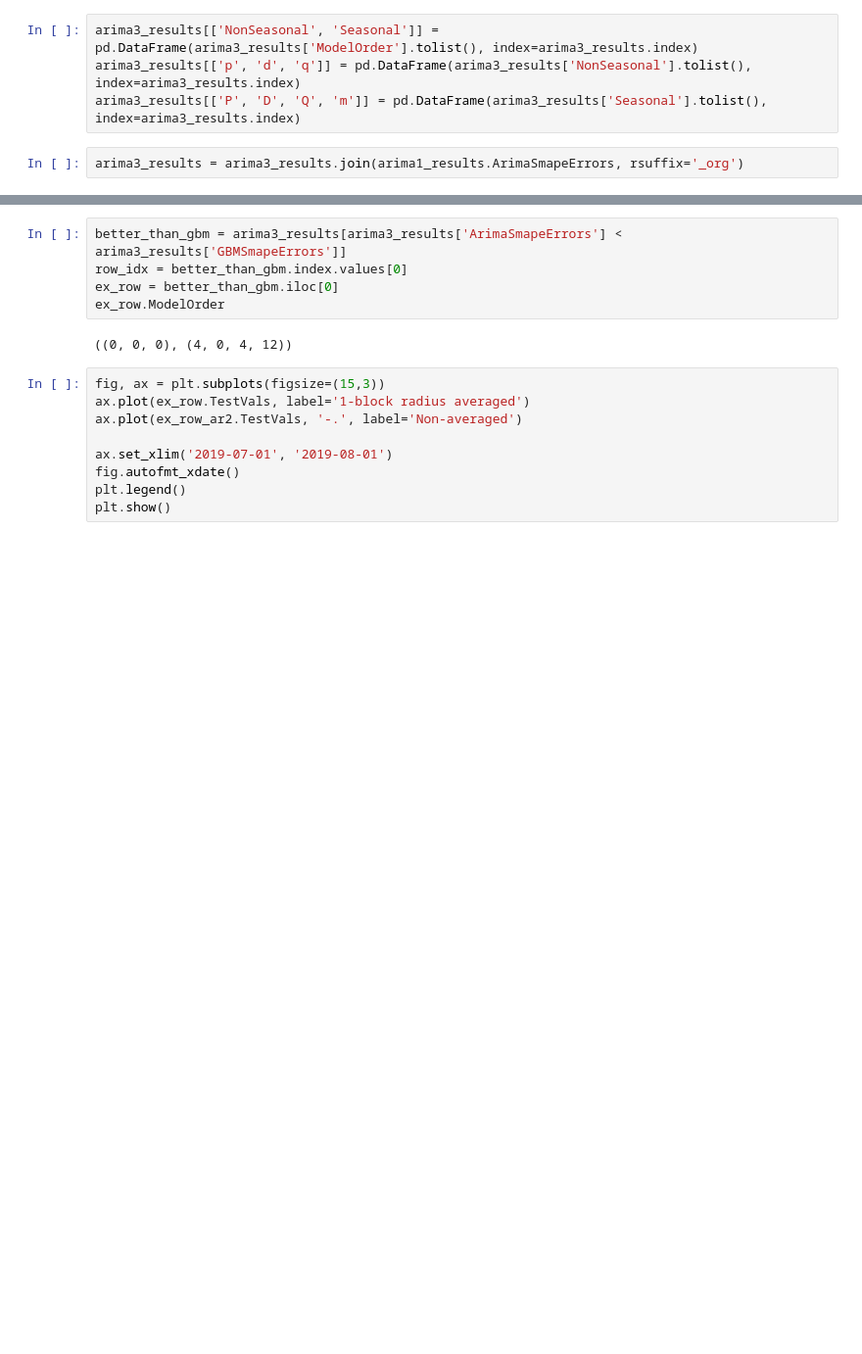
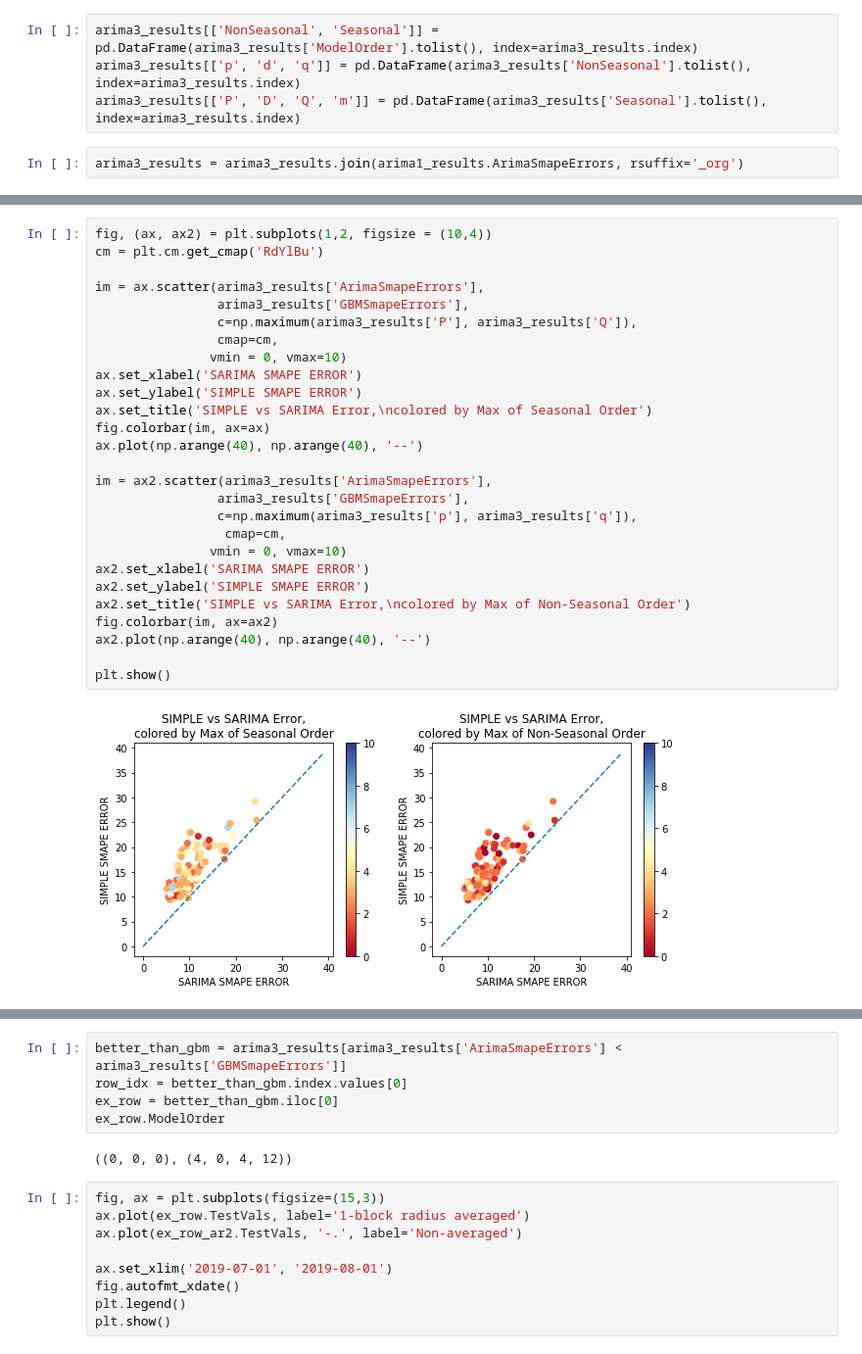
Before and after one commit to mocohen/Capstone-Project-1, a Jupyter notebook: Arima Results.ipynb, the cells around one changed output, grey strips where cells are left out. Shown at 98% size. Cells and saved outputs as stored; diff of their text form; blank space fills up the shorter version.

```diff
--- a/Arima Results.ipynb
+++ b/Arima Results.ipynb
@@ -561,3 +600,32 @@ plt.show()
+# %%
+fig, (ax, ax2) = plt.subplots(1,2, figsize = (10,4))
+cm = plt.cm.get_cmap('RdYlBu')
+
+im = ax.scatter(arima3_results['ArimaSmapeErrors'],
+                arima3_results['GBMSmapeErrors'],
+                c=np.maximum(arima3_results['P'], arima3_results['Q']),
+                cmap=cm,
+               vmin = 0, vmax=10)
+ax.set_xlabel('SARIMA SMAPE ERROR')
+ax.set_ylabel('SIMPLE SMAPE ERROR')
+ax.set_title('SIMPLE vs SARIMA Error,\ncolored by Max of Seasonal Order')
+fig.colorbar(im, ax=ax)
+ax.plot(np.arange(40), np.arange(40), '--')
+
+im = ax2.scatter(arima3_results['ArimaSmapeErrors'],
+                arima3_results['GBMSmapeErrors'],
+                c=np.maximum(arima3_results['p'], arima3_results['q']),
+                 cmap=cm,
+               vmin = 0, vmax=10)
+ax2.set_xlabel('SARIMA SMAPE ERROR')
+ax2.set_ylabel('SIMPLE SMAPE ERROR')
+ax2.set_title('SIMPLE vs SARIMA Error,\ncolored by Max of Non-Seasonal Order')
+fig.colorbar(im, ax=ax2)
+ax2.plot(np.arange(40), np.arange(40), '--')
+
+plt.show()
+# %% [output]
+[figure, added]
 # %%
 fig, ax = plt.subplots()
 cm = plt.cm.get_cmap('RdYlBu')
```
Also changed, not shown: parts of 32 cells of this notebook.
